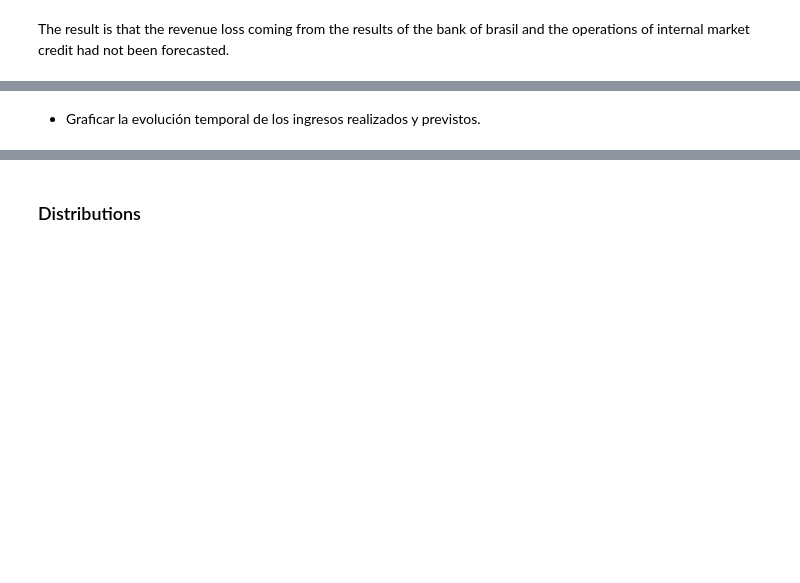
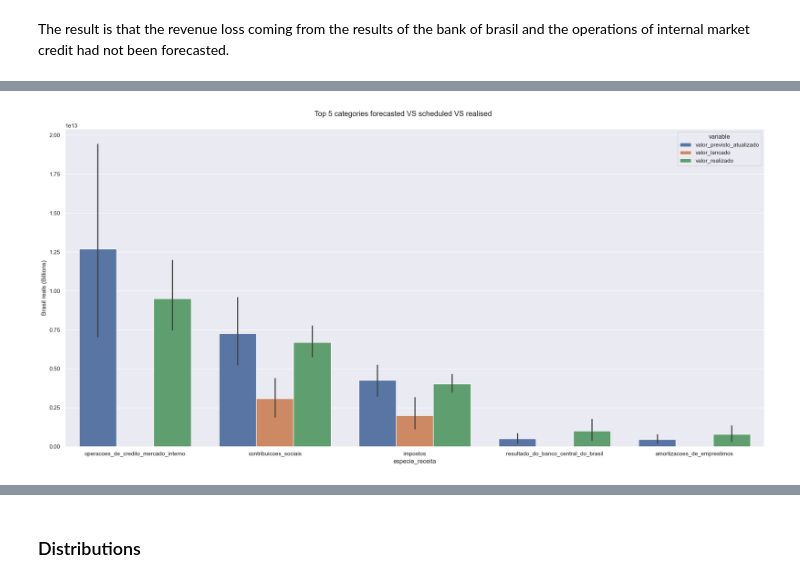
Before and after one commit to MiguelLopezVirues/proyecto2---analisis-brasil, a Jupyter notebook: notebooks/exploration.ipynb, the cells around one changed output, grey strips where cells are left out. Cells and saved outputs as stored; diff of their text form; code cells hidden in the pictures; blank space fills up the shorter version.

```diff
--- a/notebooks/exploration.ipynb
+++ b/notebooks/exploration.ipynb
@@ -694,3 +676,19 @@ plt.show()
-# %% [markdown]
-
-   - Graficar la evolución temporal de los ingresos realizados y previstos.
+# %%
+top5_filter = cleaned_data_df["especie_receita"].isin(contribution_especie.index[:5].to_list())
+top5_categories_melted = pd.melt(cleaned_data_df[top5_filter], id_vars=["ano_exercicio","month","especie_receita"] , value_vars=['valor_previsto_atualizado', 'valor_lancado','valor_realizado'])
+
+plt.figure(figsize=(20,10))
+
+plt.suptitle("Top 5 categories forecasted VS scheduled VS realised")
+sns.barplot(data=top5_categories_melted,
+            x="especie_receita",
+            y="value",
+        hue= "variable",
+        estimator="sum",
+        order=top5_especies)
+
+plt.ylabel("Brasil reals (Billions)")
+plt.tight_layout()
+plt.show()
+# %% [output]
+[figure, added]
```
Also changed, not shown: parts of 26 cells of this notebook.
